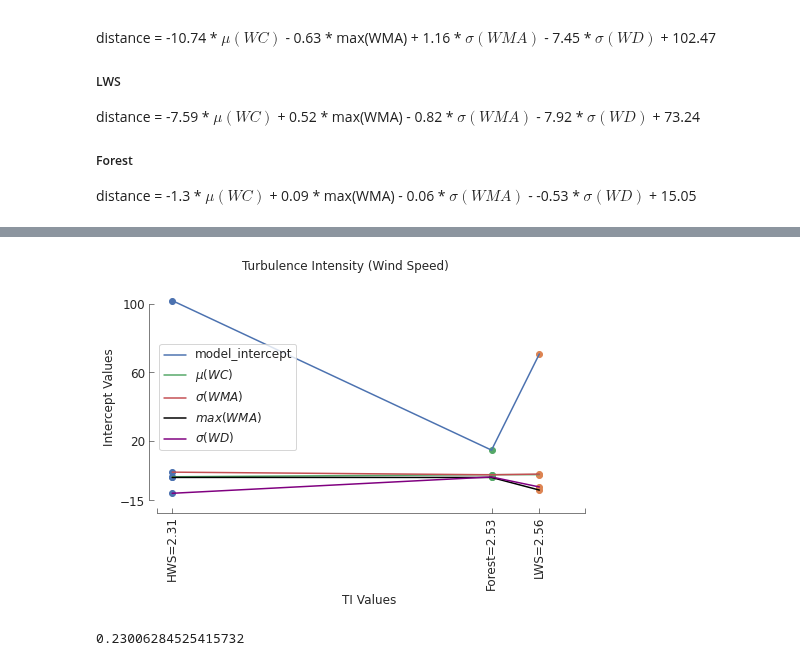
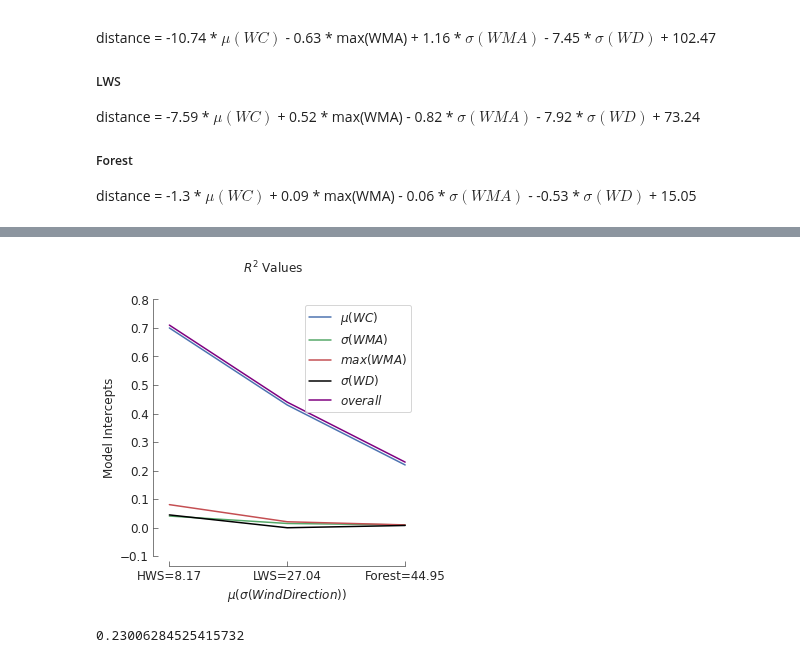
Before and after one commit to arunavanag591/odor_analysis, a Jupyter notebook: data_exploration/dataClassification.ipynb, the cells around one changed output, grey strips where cells are left out. Saved outputs shown, nothing was run; the diff lists cells and outputs as text; code cells hidden in the pictures.

```diff
--- a/data_exploration/dataClassification.ipynb
+++ b/data_exploration/dataClassification.ipynb
@@ -337,36 +324,40 @@ val1[['lws', 'forest']] = val1[['forest', 'lws']]
+# %%
+val=pd.read_hdf(dir+'aic_filtered_model_r2.h5')
 # %%
-f,ax = plt.subplots(1,1,figsize=(7,5))
-ax.plot(np.repeat(HwsTi,len(val.columns)), val1.hws,'o')
-ax.plot(np.repeat(LwsTi,len(val.columns)), val1.lws,'o')
-ax.plot(np.repeat(ForestTi,len(val.columns)), val1.forest,'o')
+f,ax = plt.subplots(1,1,figsize=(5,5))
+
 ax.grid(False)
+xaxis=np.array([0,0.5,1])
+ax.plot(xaxis,val.iloc[0][1:],c='b',label='$\mu(WC)$')
+ax.plot(xaxis,val.iloc[1][1:],c='g',label='$\sigma(WMA)$')
+ax.plot(xaxis,val.iloc[2][1:],c='r',label='$max(WMA)$')
+ax.plot(xaxis,val.iloc[3][1:],c='black',label='$\sigma(WD)$')
+ax.plot(xaxis,val.iloc[4][1:],c='purple',label='$overall$')
 
-ax.plot([HwsTi,ForestTi,LwsTi],val1.iloc[0],c='b',label='model_intercept')
-ax.plot([HwsTi,ForestTi,LwsTi],val1.iloc[1],c='g',label='$\mu(WC)$')
-ax.plot([HwsTi,ForestTi,LwsTi],val1.iloc[2],c='r',label='$\sigma(WMA)$')
-ax.plot([HwsTi,ForestTi,LwsTi],val1.iloc[3],c='black',label='$max(WMA)$')
-ax.plot([HwsTi,ForestTi,LwsTi],val1.iloc[4],c='purple',label='$\sigma(WD)$')
+# ax.plot(xaxis,val.iloc[0][1:],'o',c='b')
+# ax.plot(xaxis,val.iloc[1][1:],'o',c='g')
+# ax.plot(xaxis,val.iloc[2][1:],'o',c='r')
 
 
 mpl_functions.adjust_spines(ax,['left','bottom'],
                             spine_locations={'left': 5},
                             smart_bounds=True,
-                            xticks=[2.3, HwsTi,ForestTi,LwsTi,2.6],
-                            yticks=[-15, 20, 60,100],
+                            xticks=[0,0.5,1],
+                            # yticks=[0,0.2,0.5,0.7],
                             linewidth=0.5)
 
-ax.set_xticklabels(['','HWS=2.31','Forest=2.53','LWS=2.56',''],rotation=90)
+ax.set_xticklabels(['HWS=8.17','LWS=27.04','Forest=44.95'],rotation=0)
 
-ax.legend(loc='center left')
-ax.set_ylabel('Intercept Values')
-ax.set_xlabel('TI Values')
-f.suptitle("Turbulence Intensity (Wind Speed)")
+ax.legend(loc='upper right')
+ax.set_ylabel('Model Intercepts')
+ax.set_xlabel('$\mu(\sigma(Wind Direction))$')
+f.suptitle("$R^2$ Values")
 
 f.tight_layout(pad=1)
 figurefirst.mpl_functions.set_fontsize(f, 12)
-f.savefig('../../Figure/TiDir.jpeg', dpi=300, bbox_inches = "tight")
+# f.savefig('../../Figure/TiWindSpeedR2WD.jpeg', dpi=300, bbox_inches = "tight")
 # %% [output]
-[figure, old version]
+[figure, new version]
 # %%
 # aic_filtered_names=['mc_mean','ma_std_dev','ma_max','wd_std_dev']
 # y=traindf.distance
```
Also changed, not shown: parts of 25 cells of this notebook, 1 other file.
